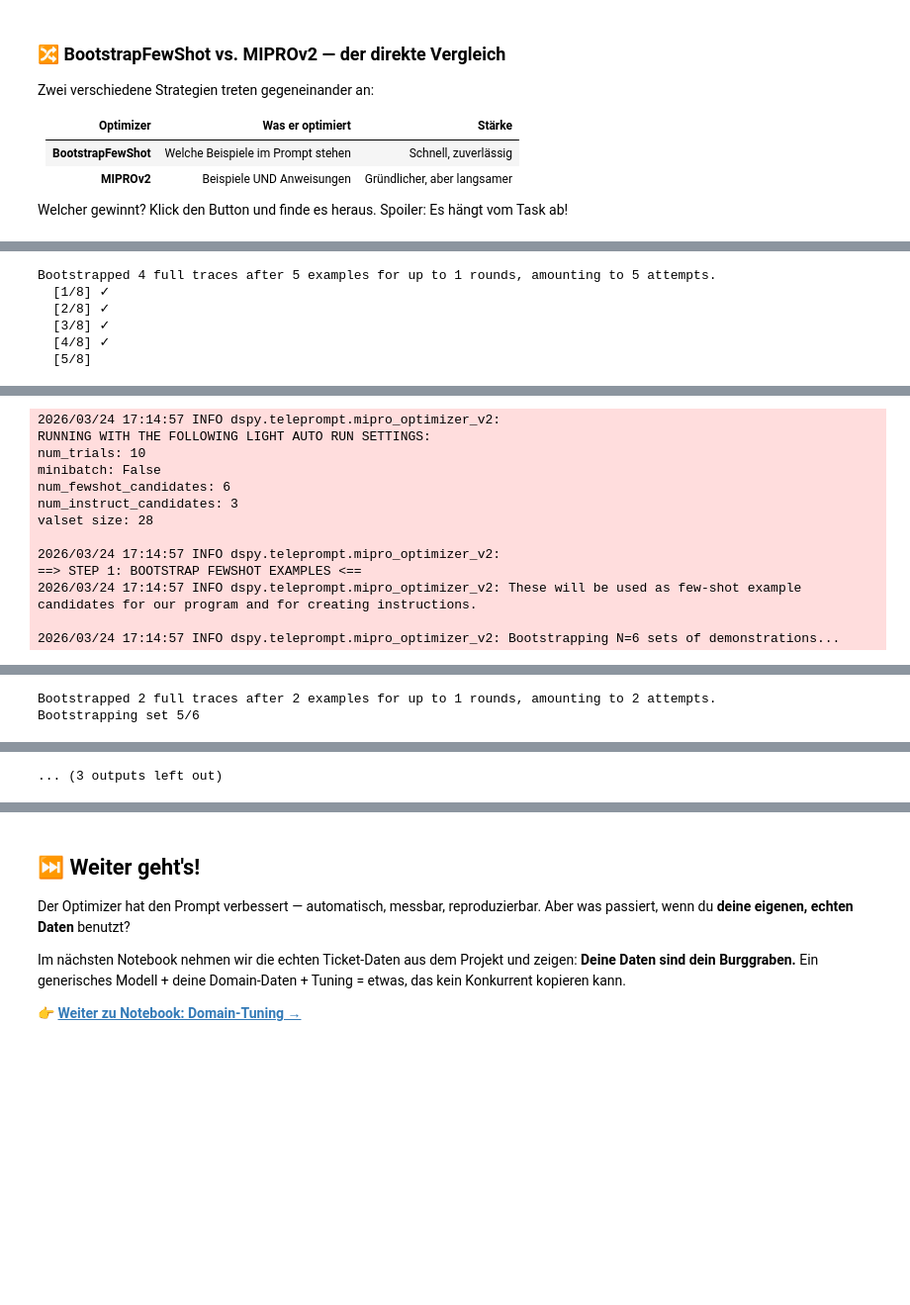
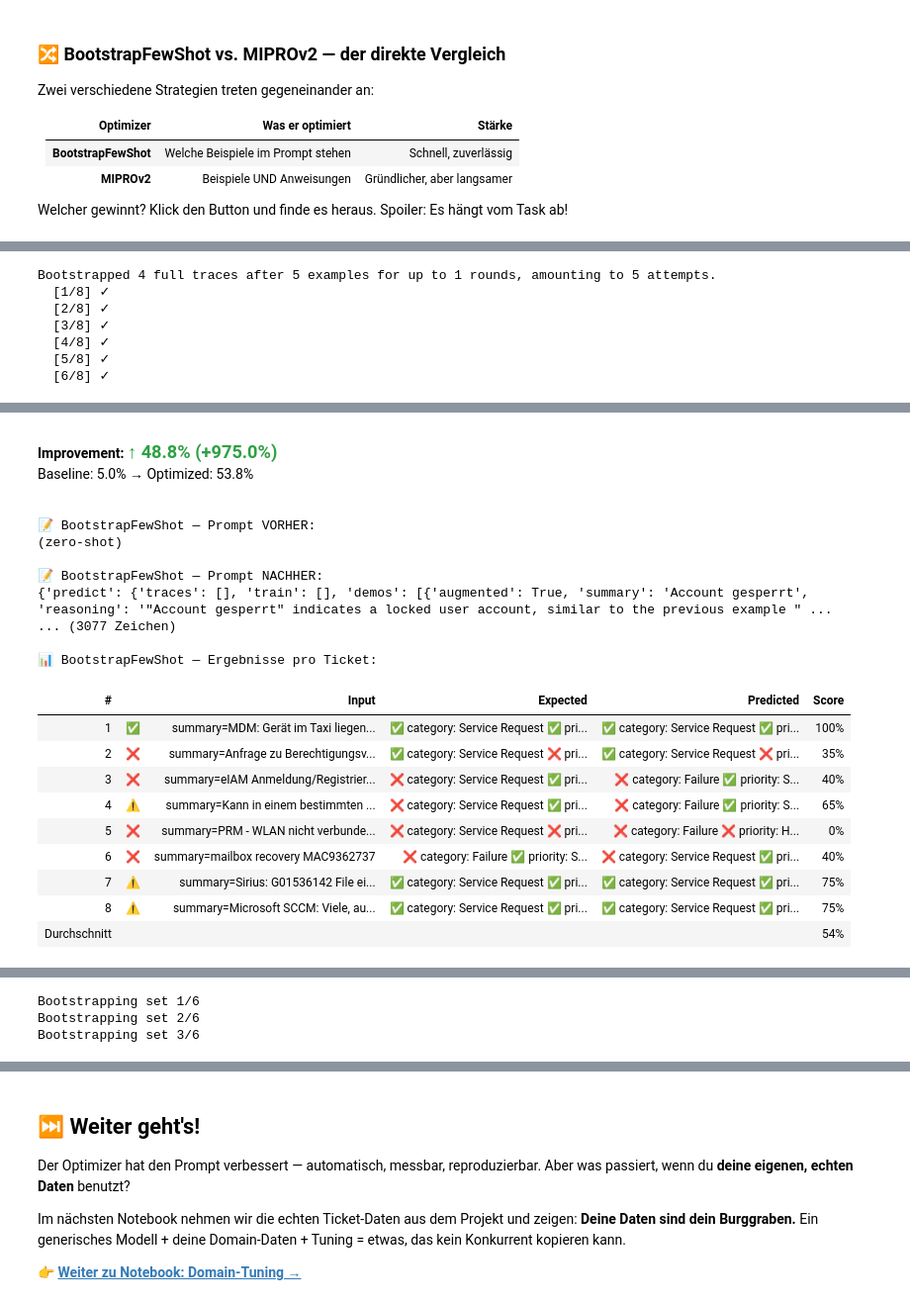
Before and after one commit to abossard/python-quart-vite-react, a Jupyter notebook: notebooks/02_optimization.ipynb, the cells around one changed output, grey strips where cells are left out. Shown at 99% size. Drawn from its saved outputs; the diff is of its cells as text; code cells hidden in the pictures; blank space fills up the shorter version.

```diff
--- a/notebooks/02_optimization.ipynb
+++ b/notebooks/02_optimization.ipynb
@@ -223,13 +254,49 @@ Welcher gewinnt? Klick den Button und finde es heraus. Spoiler: Es hängt vom Ta
 from dspy_tasks.visualize import bar_comparison
 
 task = get_task("ticket_routing")
-print(f"⏳ Vergleiche Optimizer auf {task.name}...\n")
 
+# --- BootstrapFewShot ---
+print(f"⏳ BootstrapFewShot auf {task.name}...\n")
 r_bs = run_optimization("ticket_routing", "BootstrapFewShot", max_eval=8)
-print(f"BootstrapFewShot: {r_bs.baseline_score:.0%} → {r_bs.optimized_score:.0%} ({r_bs.elapsed_seconds}s)")
+print(f"\n✅ BootstrapFewShot: {r_bs.baseline_score:.0%} → {r_bs.optimized_score:.0%}")
+display_improvement(r_bs.baseline_score, r_bs.optimized_score)
 
+print("\n📝 BootstrapFewShot — Prompt VORHER:")
+print(r_bs.prompt_before)
+print("\n📝 BootstrapFewShot — Prompt NACHHER:")
+print(r_bs.prompt_after[:2000])
+if len(r_bs.prompt_after) > 2000:
+    print(f"... ({len(r_bs.prompt_after)} Zeichen)")
+
+print("\n📊 BootstrapFewShot — Ergebnisse pro Ticket:")
+if r_bs.optimized_individual_scores:
+    display_results_table(r_bs.optimized_individual_scores)
+
+# --- MIPROv2 ---
+print(f"\n{'━'*60}")
+print(f"⏳ MIPROv2 auf {task.name}...\n")
 r_mipro = run_optimization("ticket_routing", "MIPROv2", max_eval=8)
-print(f"MIPROv2:          {r_mipro.baseline_score:.0%} → {r_mipro.optimized_score:.0%} ({r_mipro.elapsed_seconds}s)")
+print(f"\n✅ MIPROv2: {r_mipro.baseline_score:.0%} → {r_mipro.optimized_score:.0%}")
+display_improvement(r_mipro.baseline_score, r_mipro.optimized_score)
+
+print("\n📝 MIPROv2 — Prompt VORHER:")
+print(r_mipro.prompt_before)
+print("\n📝 MIPROv2 — Prompt NACHHER:")
+print(r_mipro.prompt_after[:2000])
+if len(r_mipro.prompt_after) > 2000:
+    print(f"... ({len(r_mipro.prompt_after)} Zeichen)")
+
+print("\n📊 MIPROv2 — Ergebnisse pro Ticket:")
+if r_mipro.optimized_individual_scores:
+    display_results_table(r_mipro.optimized_individual_scores)
+
+# --- Vergleich ---
+print(f"\n{'━'*60}")
+print("📊 Zusammenfassung:")
+print(f"   Dein manueller Prompt: scroll hoch und vergleich!")
+print(f"   Zero-Shot Baseline:     {r_bs.baseline_score:.0%}")
+print(f"   BootstrapFewShot:       {r_bs.optimized_score:.0%}")
+print(f"   MIPROv2:                {r_mipro.optimized_score:.0%}")
 
 scores = {
     "BootstrapFewShot": {"baseline": r_bs.baseline_score, "optimized": r_bs.optimized_score},
@@ -253,4 +320,5 @@ Bootstrapped 4 full traces after 5 examples for up to 1 rounds, amounting to 5 a
   [2/8] ✓
   [3/8] ✓
   [4/8] ✓
-  [5/8]
+  [5/8] ✓
+  [6/8] ✓
@@ -270,13 +329,20 @@ BootstrapFewShot: 5% → 54% (0.11s)
+Improvement: ↑ 48.8% (+975.0%)
+Baseline: 5.0% → Optimized: 53.8%
-2026/03/24 17:14:57 INFO dspy.teleprompt.mipro_optimizer_v2:
-RUNNING WITH THE FOLLOWING LIGHT AUTO RUN SETTINGS:
-num_trials: 10
-minibatch: False
-num_fewshot_candidates: 6
-num_instruct_candidates: 3
-valset size: 28
+📝 BootstrapFewShot — Prompt VORHER:
+(zero-shot)
 
-2026/03/24 17:14:57 INFO dspy.teleprompt.mipro_optimizer_v2:
-==> STEP 1: BOOTSTRAP FEWSHOT EXAMPLES <==
-2026/03/24 17:14:57 INFO dspy.teleprompt.mipro_optimizer_v2: These will be used as few-shot example candidates for our program and for creating instructions.
+📝 BootstrapFewShot — Prompt NACHHER:
+{'predict': {'traces': [], 'train': [], 'demos': [{'augmented': True, 'summary': 'Account gesperrt', 'reasoning': '"Account gesperrt" indicates a locked user account, similar to the previous example " ...
+... (3077 Zeichen)
 
-2026/03/24 17:14:57 INFO dspy.teleprompt.mipro_optimizer_v2: Bootstrapping N=6 sets of demonstrations...
+📊 BootstrapFewShot — Ergebnisse pro Ticket:
+| # |  | Input | Expected | Predicted | Score |
+| 1 | ✅ | summary=MDM: Gerät im Taxi liegen... | ✅ category: Service Request ✅ pri... | ✅ category: Service Request ✅ pri... | 100% |
+| 2 | ❌ | summary=Anfrage zu Berechtigungsv... | ✅ category: Service Request ❌ pri... | ✅ category: Service Request ❌ pri... | 35% |
+| 3 | ❌ | summary=eIAM Anmeldung/Registrier... | ❌ category: Service Request ✅ pri... | ❌ category: Failure ✅ priority: S... | 40% |
+| 4 | ⚠️ | summary=Kann in einem bestimmten ... | ❌ category: Service Request ✅ pri... | ❌ category: Failure ✅ priority: S... | 65% |
+| 5 | ❌ | summary=PRM - WLAN nicht verbunde... | ❌ category: Service Request ❌ pri... | ❌ category: Failure ❌ priority: H... | 0% |
+| 6 | ❌ | summary=mailbox recovery MAC9362737 | ❌ category: Failure ✅ priority: S... | ❌ category: Service Request ✅ pri... | 40% |
+| 7 | ⚠️ | summary=Sirius: G01536142 File ei... | ✅ category: Service Request ✅ pri... | ✅ category: Service Request ✅ pri... | 75% |
+| 8 | ⚠️ | summary=Microsoft SCCM: Viele, au... | ✅ category: Service Request ✅ pri... | ✅ category: Service Request ✅ pri... | 75% |
+| Durchschnitt |  |  |  |  | 54% |
@@ -288,2 +373,3 @@ Bootstrapping set 4/6
-Bootstrapped 2 full traces after 2 examples for up to 1 rounds, amounting to 2 attempts.
-Bootstrapping set 5/6
+Bootstrapping set 1/6
+Bootstrapping set 2/6
+Bootstrapping set 3/6
@@ -317 +382,0 @@ Given a very short German ticket summary, classify the ticket by:
-... (3 outputs left out)
```
Also changed, not shown: parts of 11 cells of this notebook, 2 other files.
